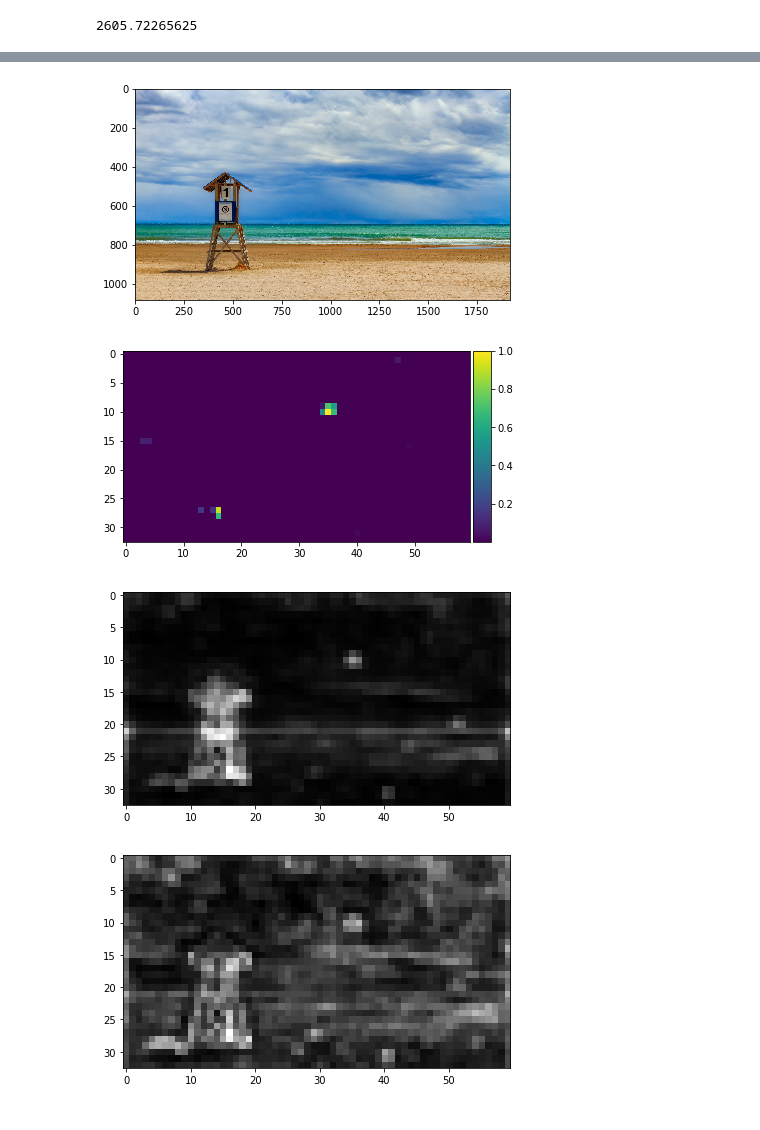
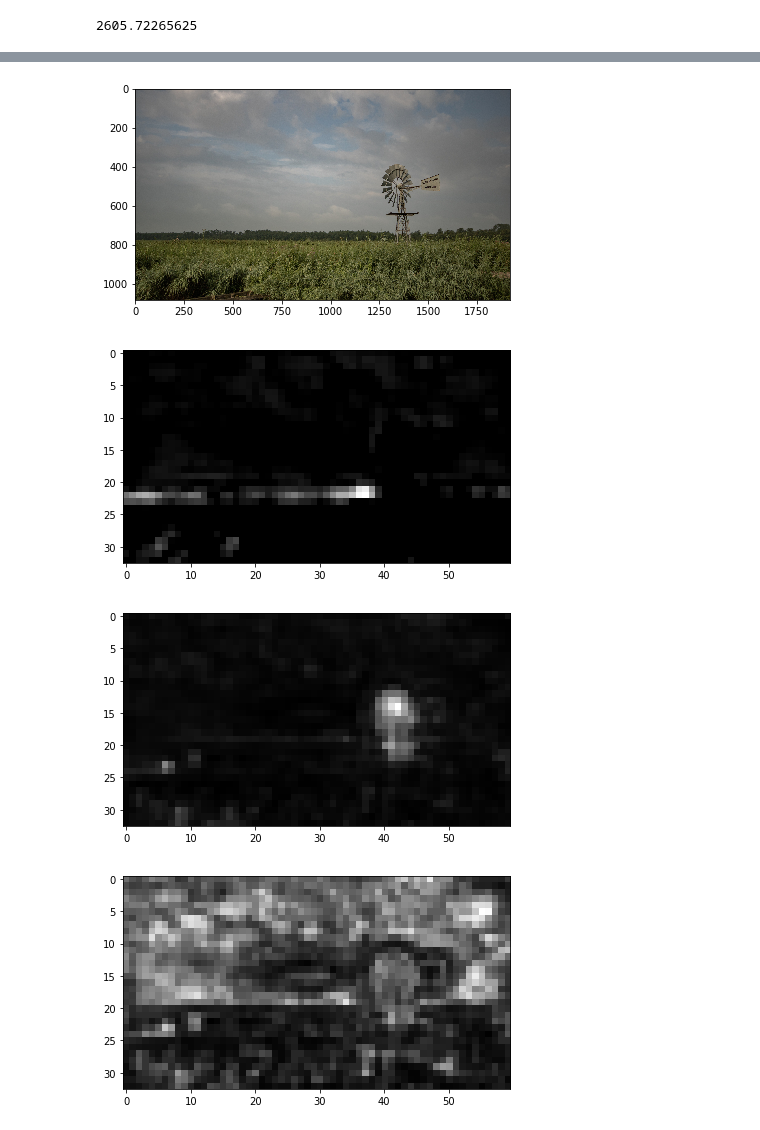
Before and after one commit to kjedrzejewski/video-cycle_gan-upscaling, a Jupyter notebook: upscaling/vgg_check.ipynb, the cells around one changed output, grey strips where cells are left out. Cells and saved outputs as stored; diff of their text form; code cells hidden in the pictures.

```diff
--- a/upscaling/vgg_check.ipynb
+++ b/upscaling/vgg_check.ipynb
@@ -23,5 +54,5 @@ vgg19.layers[-1].output_shape
 # %%
-image = data.imread("../images/photo_fullhd/0000_2666_1500.jpg")
+image = data.imread("../images/photo_fullhd/0004_6000_4000.jpg")
 
 images = []
 images.append(image)
@@ -31,19 +62,19 @@ images = ((images - 127.5)/2)
 io.imshow(image/255)
 plt.show()
 # %% [output]
-[figure, old version]
+[figure, new version]
 # %%
 vgg_out = vgg19.predict(images)
 # %%
-lay_start = 102
+lay_start = 4
 
 out = vgg_out[0,:,:,lay_start]
 out = (out - np.amin(out) + 1e-7) / (np.amax(out) - np.amin(out) + 1e-7)
 
 io.imshow(out)
 plt.show()
 # %% [output]
-[figure, old version]
+[figure, new version]
 # %%
 out = vgg_out[0]
 out = out.mean(axis=2)
@@ -53,7 +84,7 @@ out = (out - np.amin(out) + 1e-7) / (np.amax(out) - np.amin(out) + 1e-7)
 io.imshow(out)
 plt.show()
 # %% [output]
-[figure, old version]
+[figure, new version]
 # %%
 out = vgg_out[0]
 out = np.sign(out)
@@ -65,4 +96,4 @@ out = (out - np.amin(out) + 1e-7) / (np.amax(out) - np.amin(out) + 1e-7)
 io.imshow(out)
 plt.show()
 # %% [output]
-[figure, old version]
+[figure, new version]
```
Also changed, not shown: parts of 4 cells of this notebook, 5 other files.
